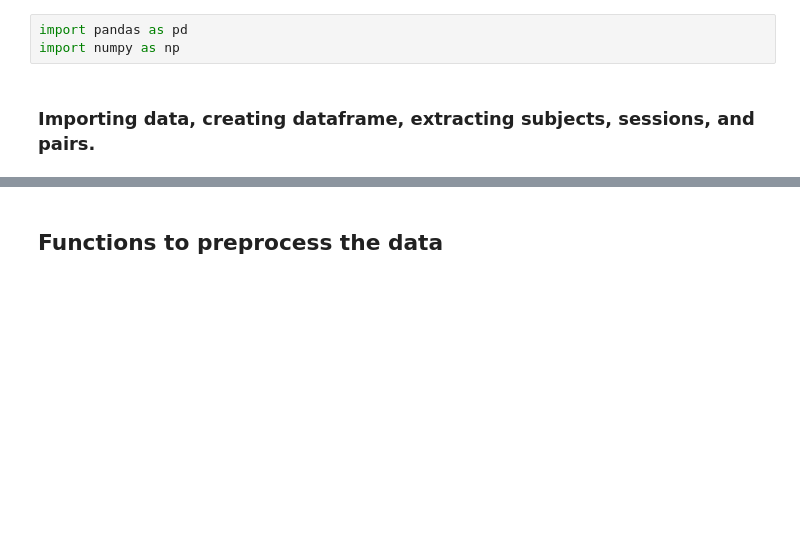
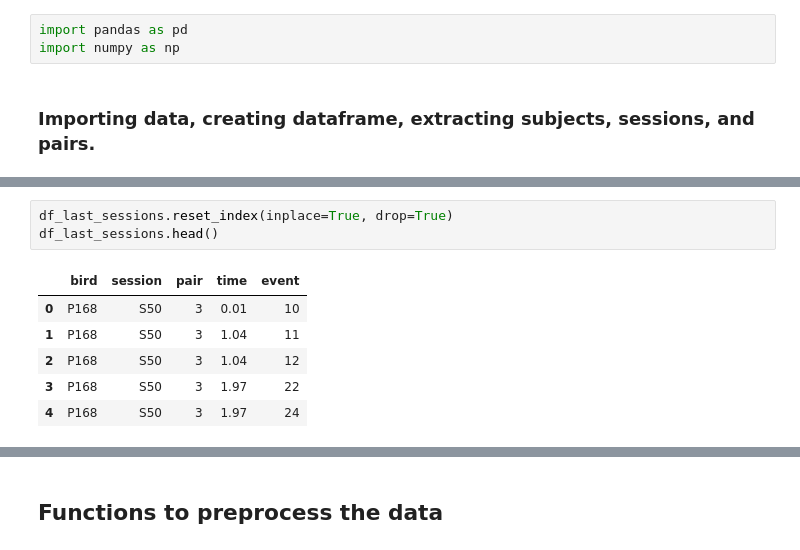
Before and after one commit to Christian-F-Badillo/Matching, a Jupyter notebook: preprocessing_2016.ipynb, the cells around one changed output, grey strips where cells are left out. Cells and saved outputs as stored; diff of their text form; blank space fills up the shorter version.

```diff
--- a/preprocessing_2016.ipynb
+++ b/preprocessing_2016.ipynb
@@ -54,0 +120,10 @@ Sessions: ['S50' 'S51' 'S52' 'S53' 'S54' 'S55' 'S56' 'S57' 'S58' 'S59' 'S60' 'S6
+# %%
+df_last_sessions.reset_index(inplace=True, drop=True)
+df_last_sessions.head()
+# %% [output]
+|  | bird | session | pair | time | event |
+| 0 | P168 | S50 | 3 | 0.01 | 10 |
+| 1 | P168 | S50 | 3 | 1.04 | 11 |
+| 2 | P168 | S50 | 3 | 1.04 | 12 |
+| 3 | P168 | S50 | 3 | 1.97 | 22 |
+| 4 | P168 | S50 | 3 | 1.97 | 24 |
```
Also changed, not shown: parts of 12 cells of this notebook.
